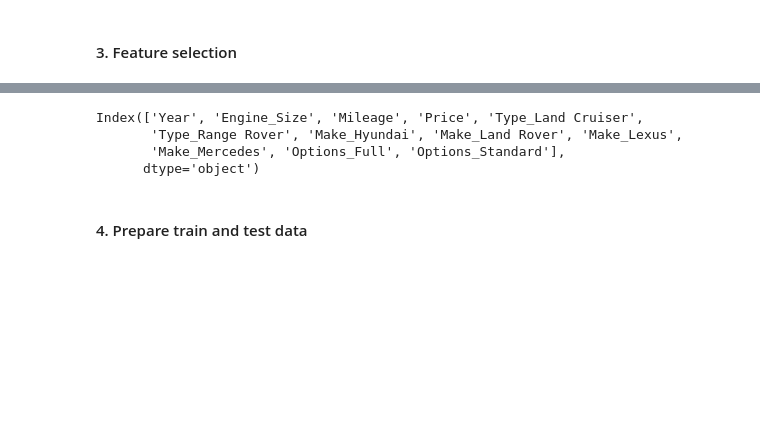
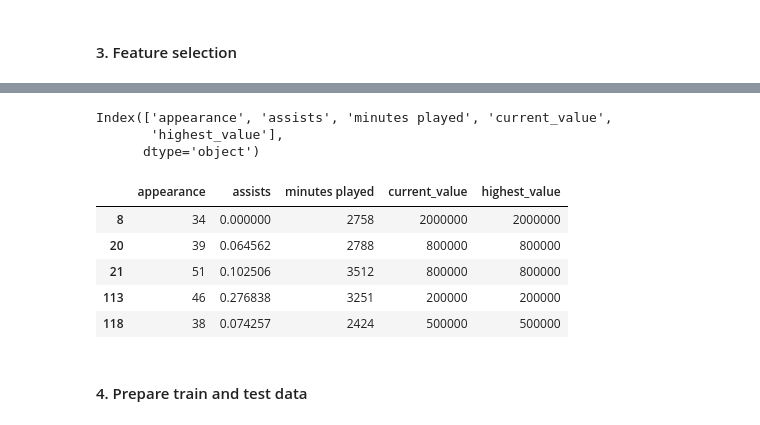
Before and after one commit to Ahmad-Fayez24/Usecase-7, a Jupyter notebook: 01 ML - Linear_Regression.ipynb, the cells around one changed output, grey strips where cells are left out. Drawn from its saved outputs; the diff is of its cells as text; code cells hidden in the pictures; blank space fills up the shorter version.

```diff
--- a/01 ML - Linear_Regression.ipynb
+++ b/01 ML - Linear_Regression.ipynb
@@ -226,13 +259,12 @@ sns.heatmap(df.corr(), annot=True);
 # %%
 # Set the correlation threshold
-#threshold = 0.2  # You can change this value based on your requirement
+threshold = 0.2  # You can change this value based on your requirement
 
 # Filter the correlations
 # We use `abs()` for absolute value to consider both strong positive and negative correlations
-#selected_features = correlation[abs(correlation['Price']) > threshold]['Price'].index
-#selected_features
+selected_features = correlation[abs(correlation['current_value']) > threshold]['current_value'].index
+selected_features
 # %% [output]
-Index(['Year', 'Engine_Size', 'Mileage', 'Price', 'Type_Land Cruiser',
-       'Type_Range Rover', 'Make_Hyundai', 'Make_Land Rover', 'Make_Lexus',
-       'Make_Mercedes', 'Options_Full', 'Options_Standard'],
+Index(['appearance', 'assists', 'minutes played', 'current_value',
+       'highest_value'],
       dtype='object')
@@ -245,6 +271,16 @@ Index(['Year', 'Engine_Size', 'Mileage', 'Price', 'Type_Land Cruiser',
+# %%
+selected_features = ['appearance', 'assists', 'minutes played', 'current_value',
+       'highest_value']
 # %%
-#df = df[selected_features]
-#df.head()
+df = df[selected_features]
+df.head()
+# %% [output]
+|  | appearance | assists | minutes played | current_value | highest_value |
+| 8 | 34 | 0.000000 | 2758 | 2000000 | 2000000 |
+| 20 | 39 | 0.064562 | 2788 | 800000 | 800000 |
+| 21 | 51 | 0.102506 | 3512 | 800000 | 800000 |
+| 113 | 46 | 0.276838 | 3251 | 200000 | 200000 |
+| 118 | 38 | 0.074257 | 2424 | 500000 | 500000 |
 # %% [markdown]
 #### 4. Prepare train and test data
 # %%
```
Also changed, not shown: parts of 14 cells of this notebook.
